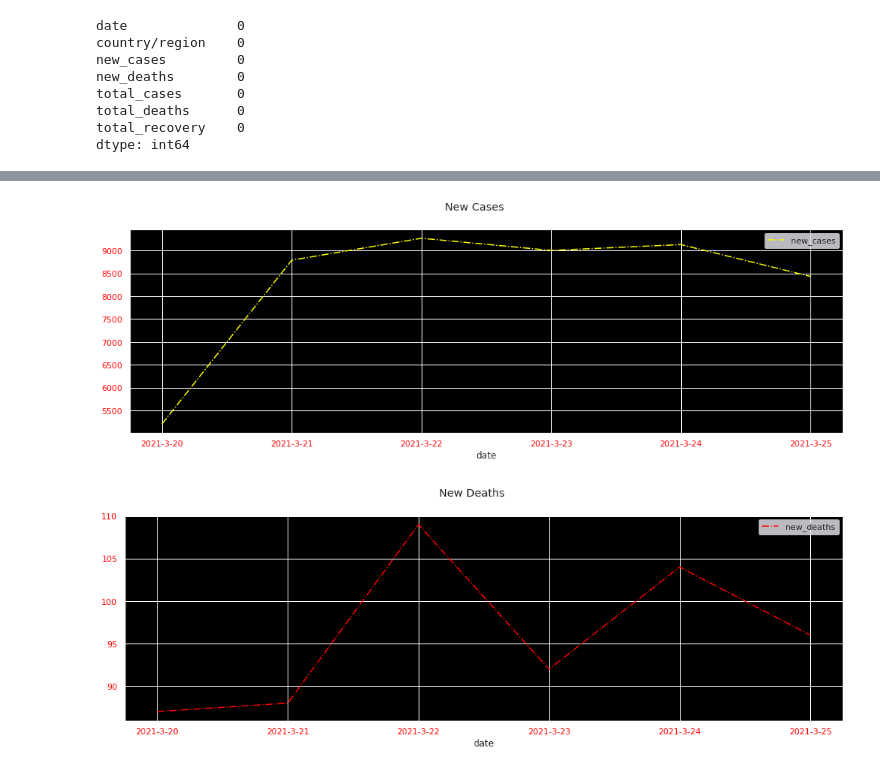
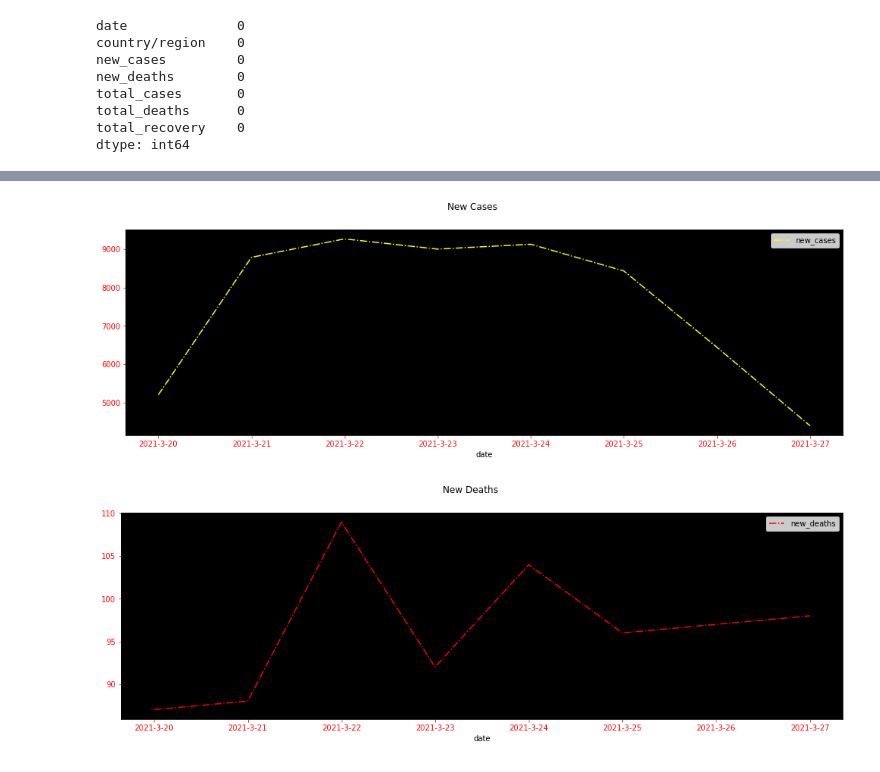
Before and after one commit to iiabdulrazak/silver-scraper, a Jupyter notebook: notebooks/visData.ipynb, the cells around one changed output, grey strips where cells are left out. Drawn from its saved outputs; the diff is of its cells as text; code cells hidden in the pictures.

```diff
--- a/notebooks/visData.ipynb
+++ b/notebooks/visData.ipynb
@@ -1,10 +1,7 @@
 # %%
 try:
-  import numpy as np
   import pandas as pd
-  import seaborn as sns
   import matplotlib.pyplot as plt
-  sns.set()
 
 except Exception as e:
   print(f'Installing packages: {e}')
@@ -68,21 +70,21 @@ memory usage: 464.0+ bytes
 # %%
 graphD = genData.set_index('date')
 # %%
-graphData = graphD.loc['2021-3-20' :'2021-3-25'][['new_cases']].plot(color=['yellow'],kind='line',figsize=(17,5), linestyle='-.')
+graphData = graphD.loc['2021-3-20' :'2021-3-27'][['new_cases']].plot(color=['yellow'],kind='line',figsize=(17,5), linestyle='-.')
 graphData.tick_params(axis='x', colors='red')
 graphData.tick_params(axis='y', colors='red')
 graphData.set_facecolor('black')
 plt.suptitle('New Cases')
 plt.show()
 # %% [output]
-[figure, old version]
+[figure, new version]
 # %%
-graphData = graphD.loc['2021-3-20' :'2021-3-25'][['new_deaths']].plot(color=['red'],kind='line',figsize=(17,5), linestyle='-.')
+graphData = graphD.loc['2021-3-20' :'2021-3-27'][['new_deaths']].plot(color=['red'],kind='line',figsize=(17,5), linestyle='-.')
 graphData.tick_params(axis='x', colors='red')
 graphData.tick_params(axis='y', colors='red')
 graphData.set_facecolor('black')
 plt.suptitle('New Deaths')
 plt.show()
 # %% [output]
-[figure, old version]
+[figure, new version]
 # %%
```
Also changed, not shown: parts of 5 cells of this notebook.
